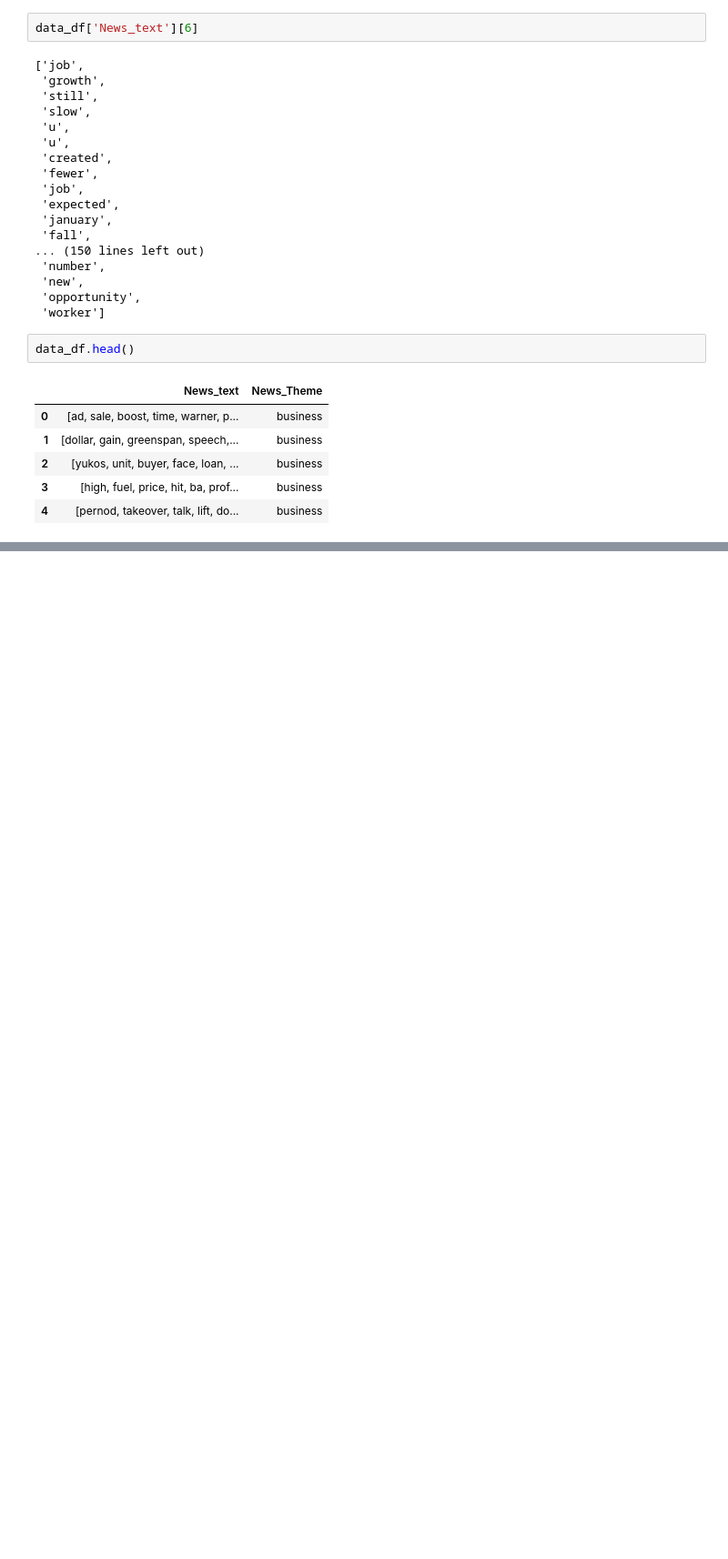
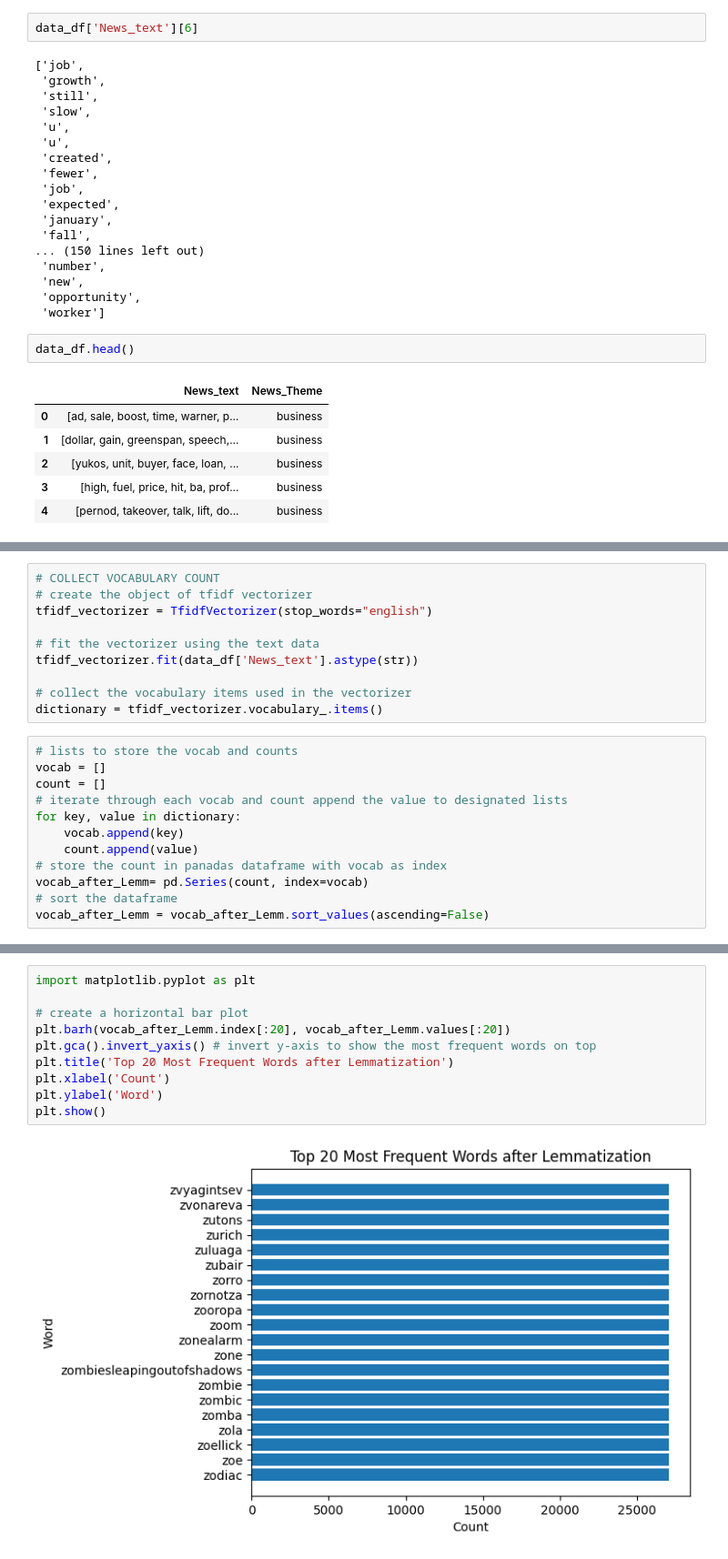
Before and after one commit to sahoomrutyunjaya12345/TopicModellingonNewsArticle, a Jupyter notebook: TopicModellingOnNewsArticle_CapstoneProject.ipynb, the cells around one changed output, grey strips where cells are left out. Shown at 91% size. Cells and saved outputs as stored; diff of their text form; blank space fills up the shorter version.

```diff
--- a/TopicModellingOnNewsArticle_CapstoneProject.ipynb
+++ b/TopicModellingOnNewsArticle_CapstoneProject.ipynb
@@ -476,0 +522,22 @@ data_df.head()
+# %%
+# COLLECT VOCABULARY COUNT
+# create the object of tfidf vectorizer
+tfidf_vectorizer = TfidfVectorizer(stop_words="english")
+
+# fit the vectorizer using the text data
+tfidf_vectorizer.fit(data_df['News_text'].astype(str))
+
+# collect the vocabulary items used in the vectorizer
+dictionary = tfidf_vectorizer.vocabulary_.items()
+# %%
+# lists to store the vocab and counts
+vocab = []
+count = []
+# iterate through each vocab and count append the value to designated lists
+for key, value in dictionary:
+    vocab.append(key)
+    count.append(value)
+# store the count in panadas dataframe with vocab as index
+vocab_after_Lemm= pd.Series(count, index=vocab)
+# sort the dataframe
+vocab_after_Lemm = vocab_after_Lemm.sort_values(ascending=False)
@@ -476,0 +559,12 @@ data_df.head()
+# %%
+import matplotlib.pyplot as plt
+
+# create a horizontal bar plot
+plt.barh(vocab_after_Lemm.index[:20], vocab_after_Lemm.values[:20])
+plt.gca().invert_yaxis() # invert y-axis to show the most frequent words on top
+plt.title('Top 20 Most Frequent Words after Lemmatization')
+plt.xlabel('Count')
+plt.ylabel('Word')
+plt.show()
+# %% [output]
+[figure, added]
```
Also changed, not shown: parts of 22 cells of this notebook.
